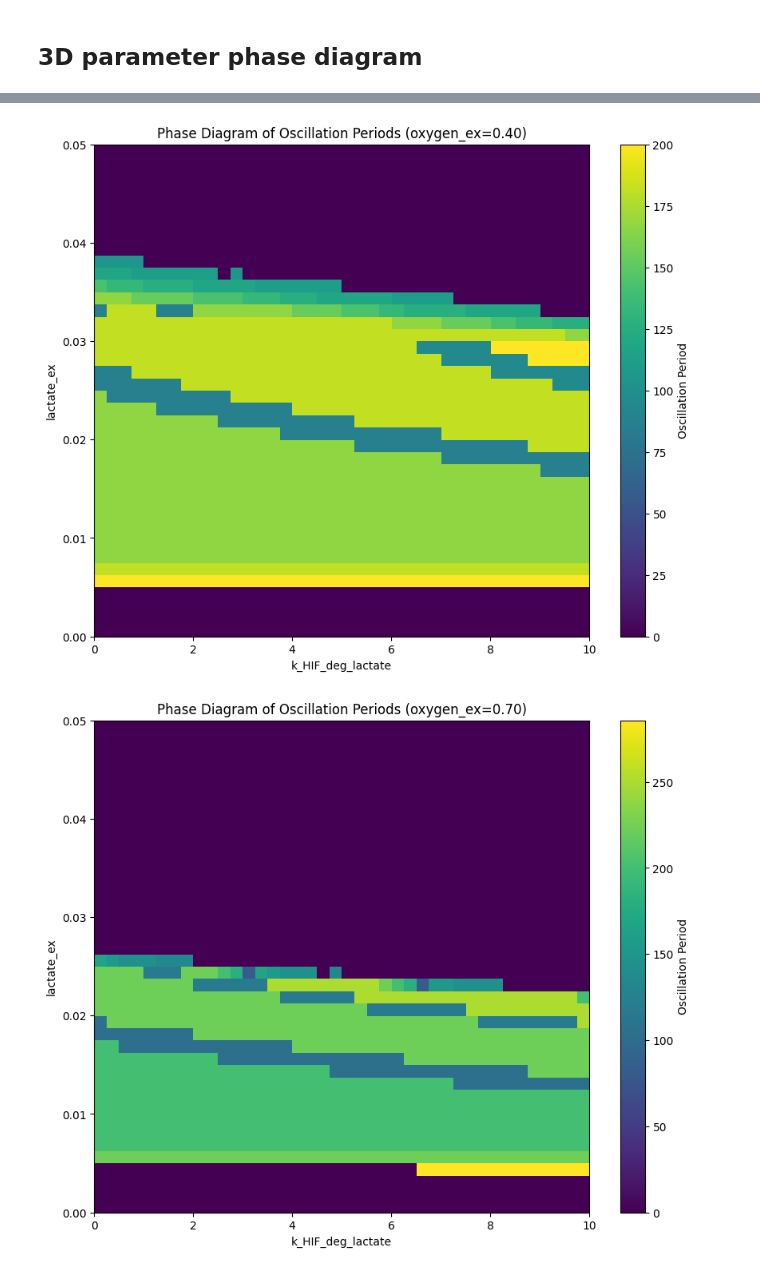
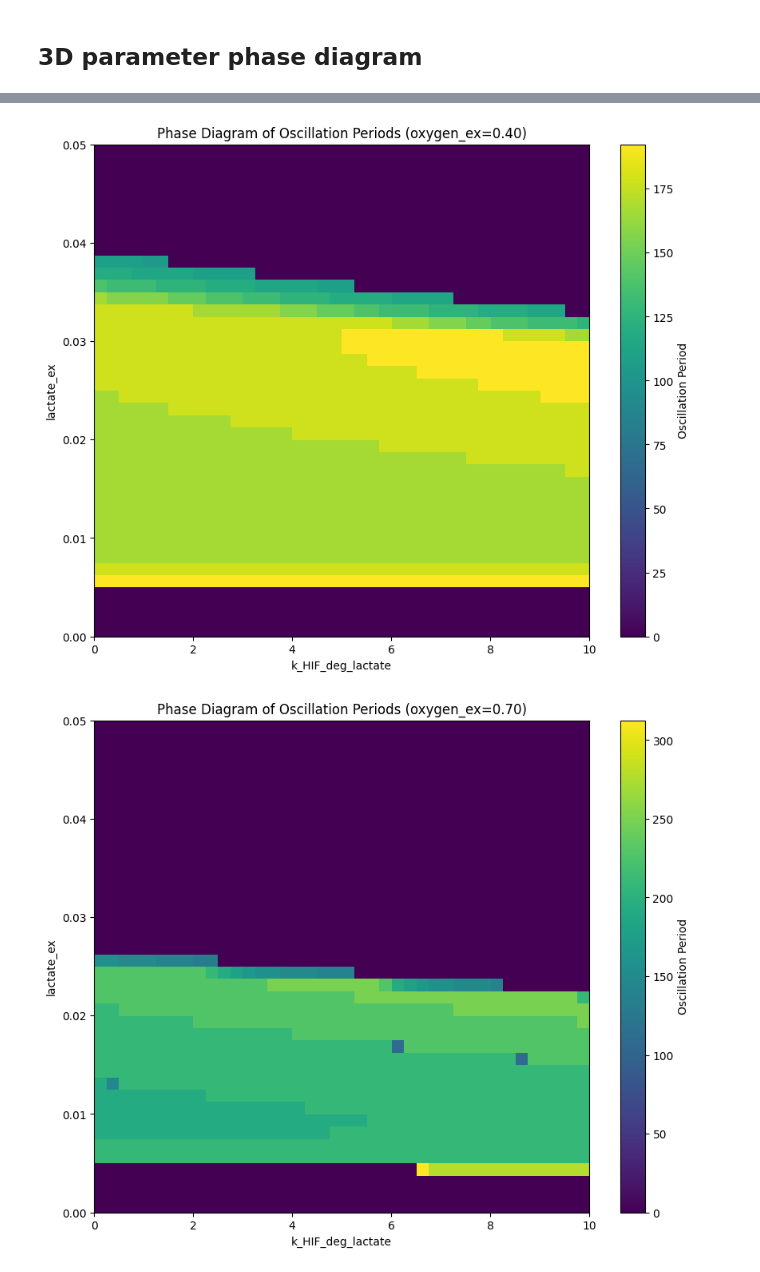
Before and after one commit to vivarium-collective/hypoxia-oscillations, a Jupyter notebook: notebooks/simple_cell.ipynb, the cells around one changed output, grey strips where cells are left out. Saved outputs shown, nothing was run; the diff lists cells and outputs as text; code cells hidden in the pictures.

Commit message:
update oscllation detection in simple_Cell notebook

```diff
--- a/notebooks/simple_cell.ipynb
+++ b/notebooks/simple_cell.ipynb
@@ -144,7 +264,7 @@ def plot_ode_solution(t, solution, lactate_production_rates=None, lactate_degrad
 y0 = [0.1, 0.001, 0.0]  # Initial conditions for HIF, lactate_in, GFP, oxygen_ex, lactate_ex
 
 # time vector
-total_time = 1000
+total_time = 5000
 time_points = 1001
 t = np.linspace(0, total_time, time_points)
 
@@ -363,7 +414,7 @@ k_HIF_deg_lactate_range = (0.0, 3.0)  # From 0.1 to 2.0
 lactate_ex_range = (0.0, 1.0)  # From 0.0 to 2.0
 
 # Define the total time for simulation and resolution of the scan
-total_time = 1000  # Total time to simulate the ODEs
+total_time = 5000  # Total time to simulate the ODEs
 resolution = 50   # Number of points to evaluate in each parameter range
 
 # Call the function to plot the phase diagram
@@ -412,7 +463,7 @@ def plot_3d_phase_diagram(
 
                 # Detect oscillation period from HIF component
                 signal = solution[:, 0]  # Assuming we're looking at the first component for oscillations
-                period = detect_oscillation_period(signal, sampling_rate=total_time/len(t))
+                period = detect_oscillation_period(signal, t)
 
                 # Store the period in the matrix
                 period_matrix[i, j] = period if period is not None else 0
@@ -432,7 +483,7 @@ lactate_ex_range = (0.0, 0.05)  # From 0.0 to 2.0 for lactate_ex
 k_HIF_deg_lactate_range = (0.0, 10.0)  # From 0.1 to 2.0 for k_HIF_deg_lactate
 
 # Define the total time for simulation and resolution of the scan
-total_time = 2000  # Total time to simulate the ODEs
+# total_time = 5000  # Total time to simulate the ODEs
 resolution = 40   # Number of points to evaluate in each parameter range
 slice_count = 4   # Number of slices for the third parameter
 
@@ -453,2 +504,2 @@ plot_3d_phase_diagram(
-[figure, old version]
+[figure, new version]
-[figure, old version]
+[figure, new version]
```
Also changed, not shown: parts of 14 cells of this notebook.
